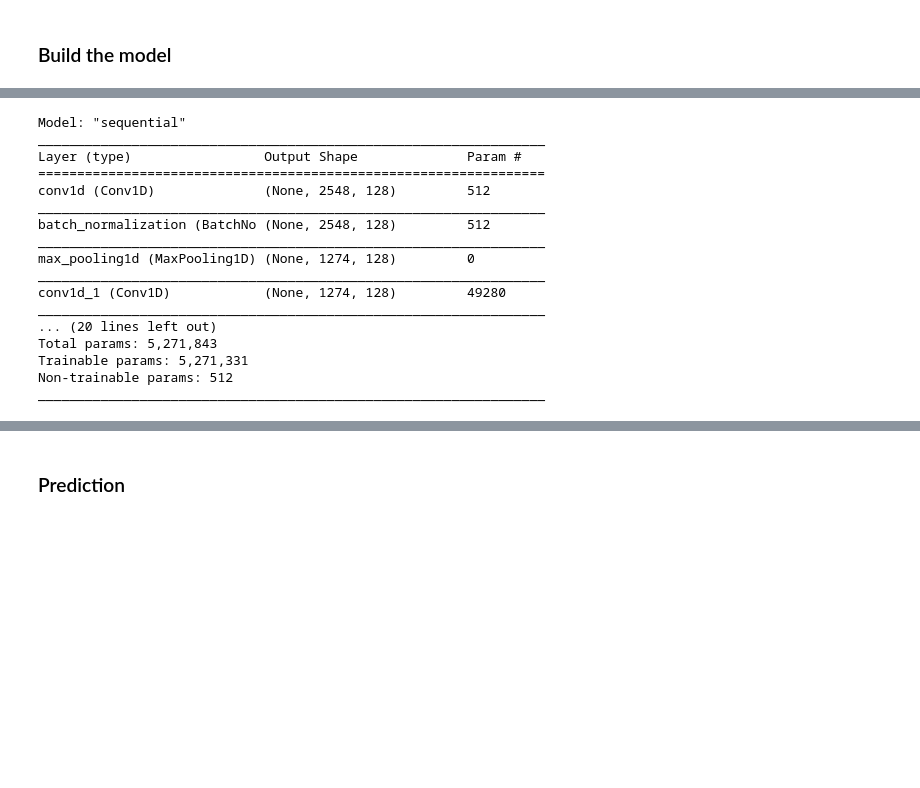
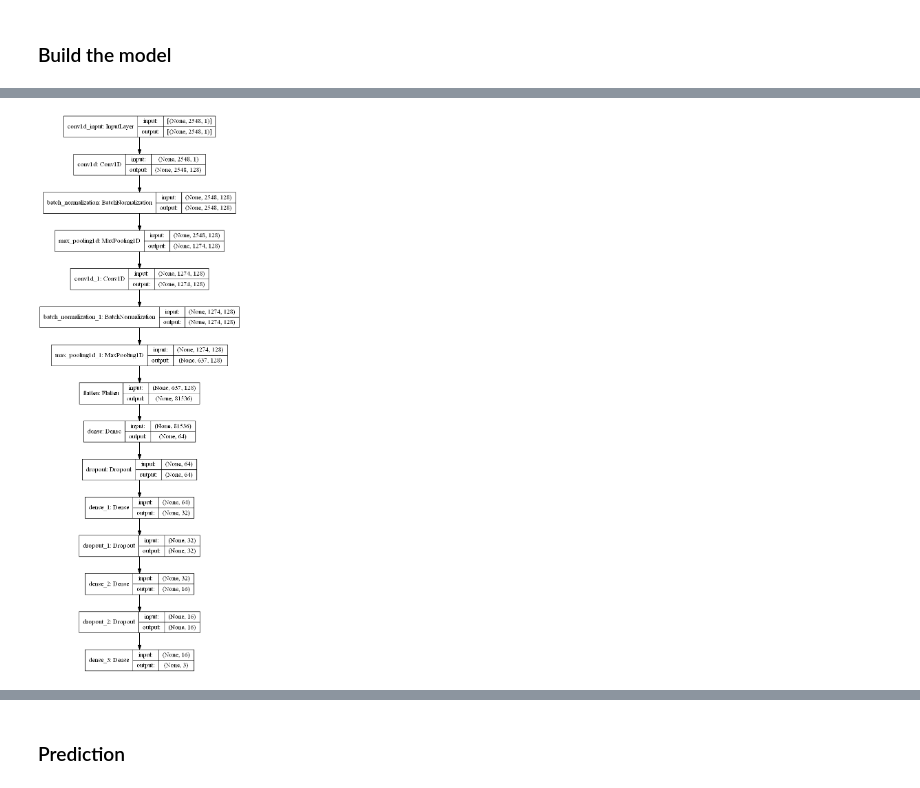
Before and after one commit to miltonluaces/time_series, a Jupyter notebook: CNN/dl_seq_cnn4ts.ipynb, the cells around one changed output, grey strips where cells are left out. Cells and saved outputs as stored; diff of their text form; code cells hidden in the pictures; blank space fills up the shorter version.

```diff
--- a/CNN/dl_seq_cnn4ts.ipynb
+++ b/CNN/dl_seq_cnn4ts.ipynb
@@ -53,38 +52,22 @@ input_shape=(X_train.shape[1], 1)
 # %%
 model = tkm.Sequential()
 model.add(tkl.Conv1D(128, kernel_size=3,padding = 'same',activation='relu', input_shape=input_shape))
 model.add(tkl.BatchNormalization())
 model.add(tkl.MaxPooling1D(pool_size=(2)))
 model.add(tkl.Conv1D(128,kernel_size=3,padding = 'same', activation='relu'))
 model.add(tkl.BatchNormalization())
 model.add(tkl.MaxPooling1D(pool_size=(2)))
 model.add(tkl.Flatten())
 model.add(tkl.Dense(64, activation='tanh'))
 model.add(tkl.Dropout(0.2))
 model.add(tkl.Dense(32, activation='tanh'))
 model.add(tkl.Dropout(0.2))
 model.add(tkl.Dense(16, activation='relu'))
 model.add(tkl.Dropout(0.2))
 model.add(tkl.Dense(num_classes, activation='softmax'))
-model.summary()
+tku.plot_model(model, to_file='model_plot.png', show_shapes=True, show_layer_names=True)
 # %% [output]
-Model: "sequential"
-_________________________________________________________________
-Layer (type)                 Output Shape              Param #
-=================================================================
-conv1d (Conv1D)              (None, 2548, 128)         512
-_________________________________________________________________
-batch_normalization (BatchNo (None, 2548, 128)         512
-_________________________________________________________________
-max_pooling1d (MaxPooling1D) (None, 1274, 128)         0
-_________________________________________________________________
-conv1d_1 (Conv1D)            (None, 1274, 128)         49280
-_________________________________________________________________
-... (20 lines left out)
-Total params: 5,271,843
-Trainable params: 5,271,331
-Non-trainable params: 512
-_________________________________________________________________
+[figure, added]
 # %%
 model.compile(optimizer='adam', loss='mse')
 model.fit(X_train, y_train, epochs=6, verbose=1)
```
Also changed, not shown: parts of 3 cells of this notebook, 4 other files.
